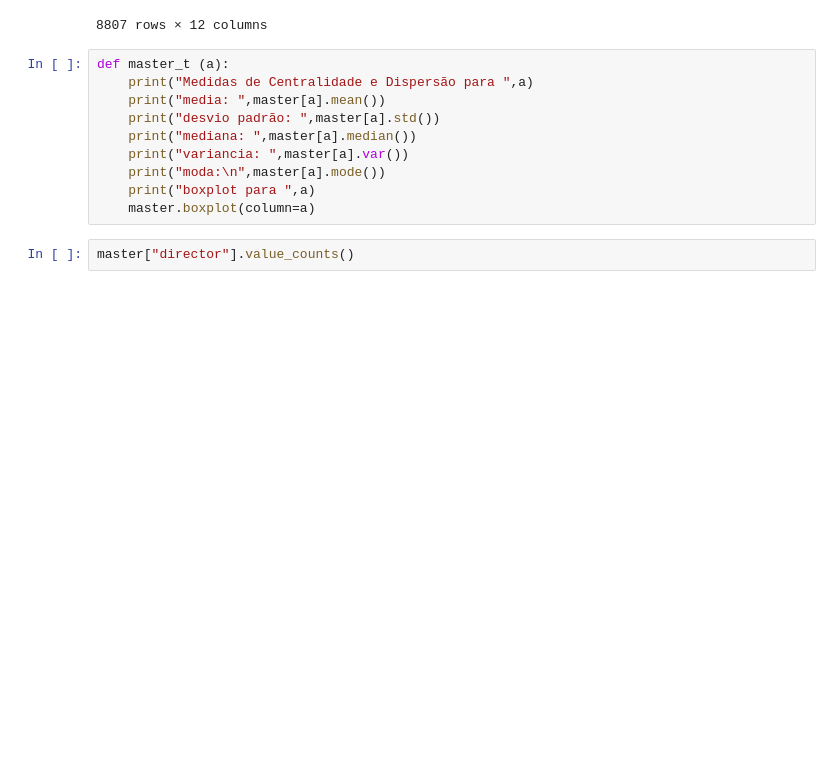
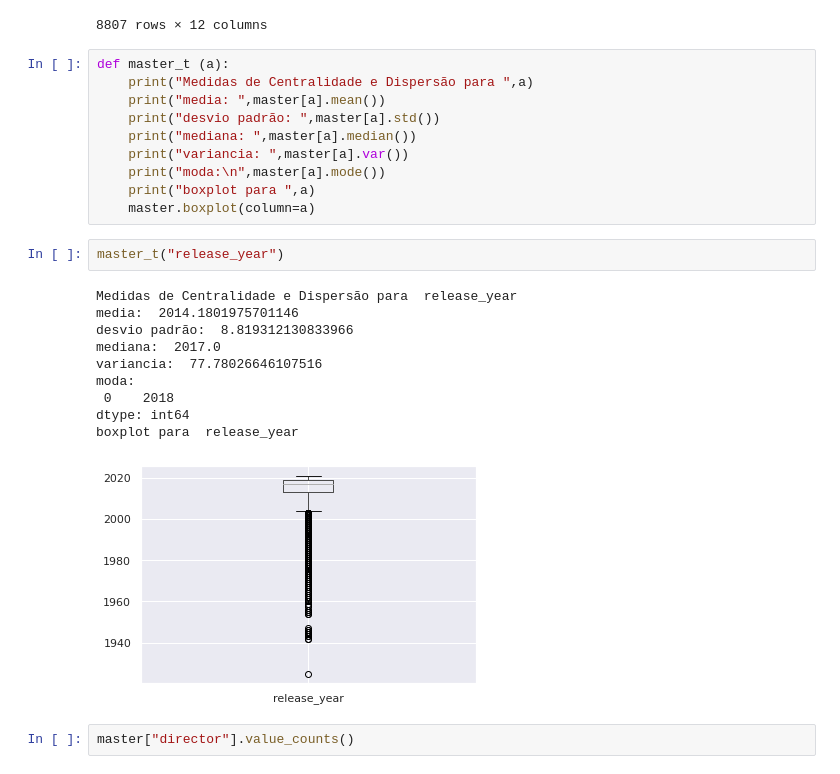
Before and after one commit to Francelinojr/TRABALHO-ICD, a Jupyter notebook: Olá,_este_é_o_Colaboratory.ipynb, the cells around one changed output. Drawn from its saved outputs; the diff is of its cells as text; blank space fills up the shorter version.

```diff
--- a/Olá,_este_é_o_Colaboratory.ipynb
+++ b/Olá,_este_é_o_Colaboratory.ipynb
@@ -134,6 +134,19 @@ def master_t (a):
     print("moda:\n",master[a].mode())
     print("boxplot para ",a)
     master.boxplot(column=a)
+# %%
+master_t("release_year")
+# %% [output]
+Medidas de Centralidade e Dispersão para  release_year
+media:  2014.1801975701146
+desvio padrão:  8.819312130833966
+mediana:  2017.0
+variancia:  77.78026646107516
+moda:
+ 0    2018
+dtype: int64
+boxplot para  release_year
+[figure, added]
 # %%
 master["director"].value_counts()
 # %% [output]
```
Also changed, not shown: parts of 8 cells of this notebook.
